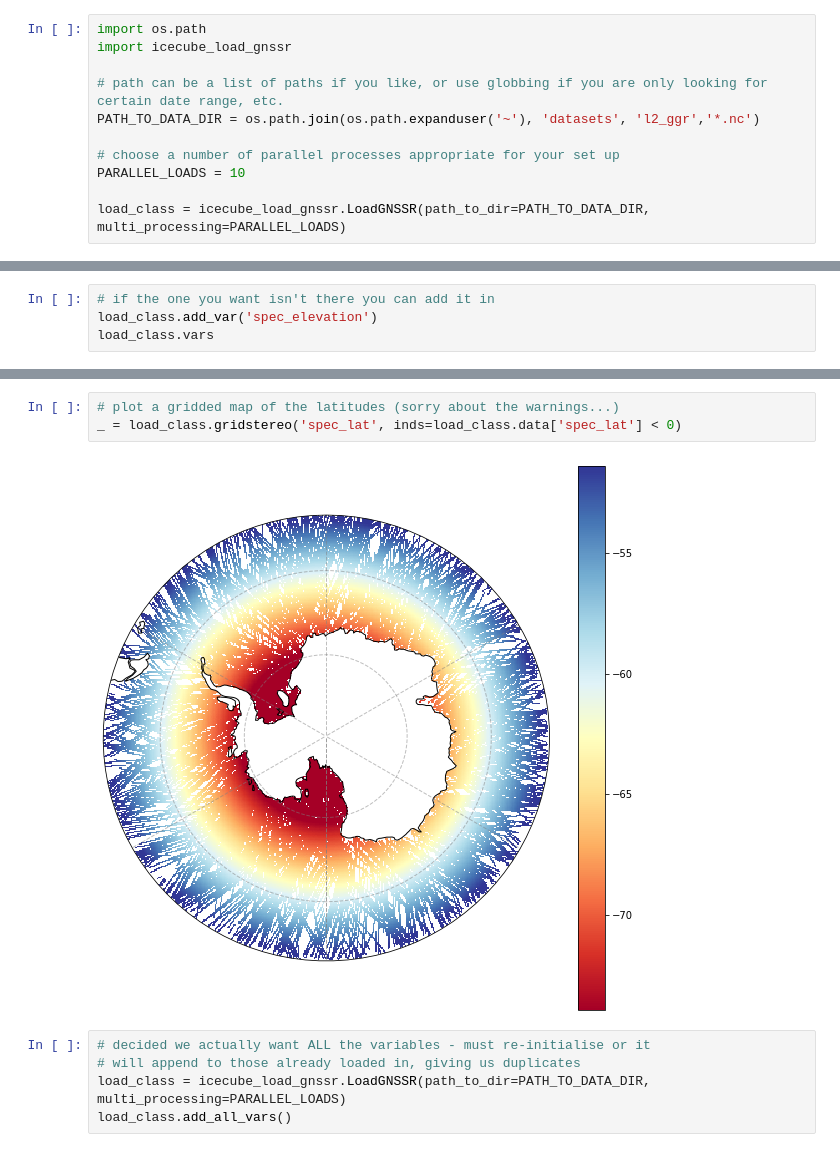
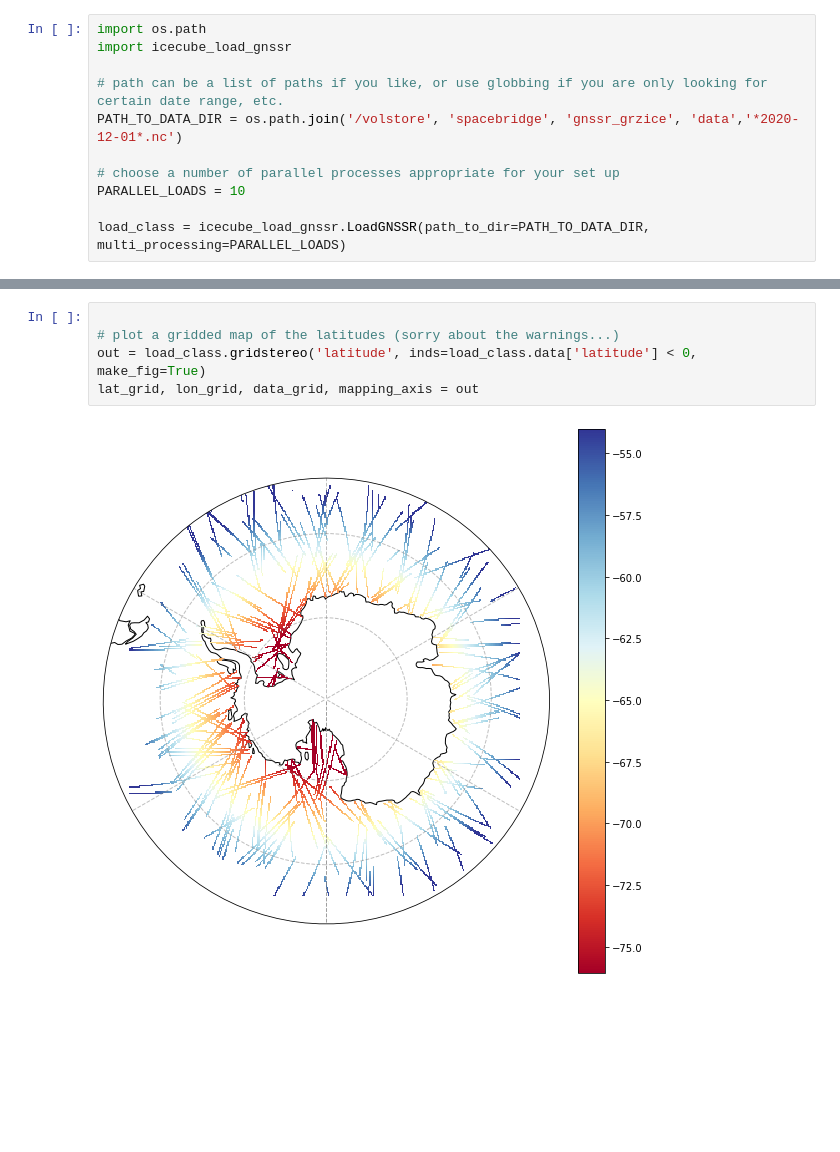
Before and after one commit to SteefanContractor/spacebridge, a Jupyter notebook: exploratory/spire_data/load_in_plot_demo.ipynb, the cells around one changed output, grey strips where cells are left out. Saved outputs shown, nothing was run; the diff lists cells and outputs as text; blank space fills up the shorter version.

```diff
--- a/exploratory/spire_data/load_in_plot_demo.ipynb
+++ b/exploratory/spire_data/load_in_plot_demo.ipynb
@@ -3,7 +3,7 @@ import os.path
 import icecube_load_gnssr
 
 # path can be a list of paths if you like, or use globbing if you are only looking for certain date range, etc.
-PATH_TO_DATA_DIR = os.path.join(os.path.expanduser('~'), 'datasets', 'l2_ggr','*.nc')
+PATH_TO_DATA_DIR = os.path.join('/volstore', 'spacebridge', 'gnssr_grzice', 'data','*2020-12-01*.nc')
 
 # choose a number of parallel processes appropriate for your set up
 PARALLEL_LOADS = 10
@@ -29,4 +11,0 @@ load_class.vars
-# %%
-# if the one you want isn't there you can add it in
-load_class.add_var('spec_elevation')
-load_class.vars
@@ -75,10 +18,7 @@ load_class.data
 # %%
+
 # plot a gridded map of the latitudes (sorry about the warnings...)
-_ = load_class.gridstereo('spec_lat', inds=load_class.data['spec_lat'] < 0)
+out = load_class.gridstereo('latitude', inds=load_class.data['latitude'] < 0, make_fig=True)
+lat_grid, lon_grid, data_grid, mapping_axis = out
 # %% [output]
-[figure, old version]
+[figure, new version]
-# %%
-# decided we actually want ALL the variables - must re-initialise or it
-# will append to those already loaded in, giving us duplicates
-load_class = icecube_load_gnssr.LoadGNSSR(path_to_dir=PATH_TO_DATA_DIR, multi_processing=PARALLEL_LOADS)
-load_class.add_all_vars()
```
Also changed, not shown: parts of 9 cells of this notebook, 1 other file.
